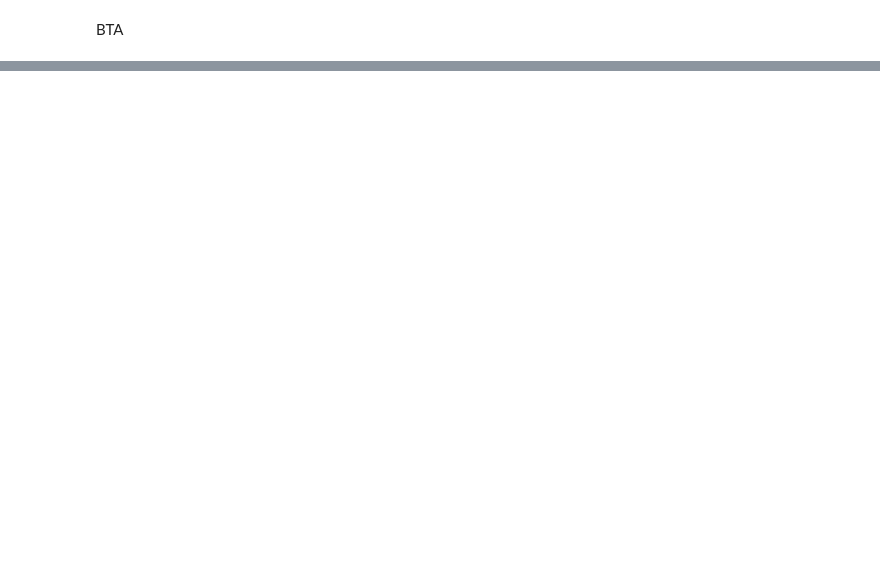
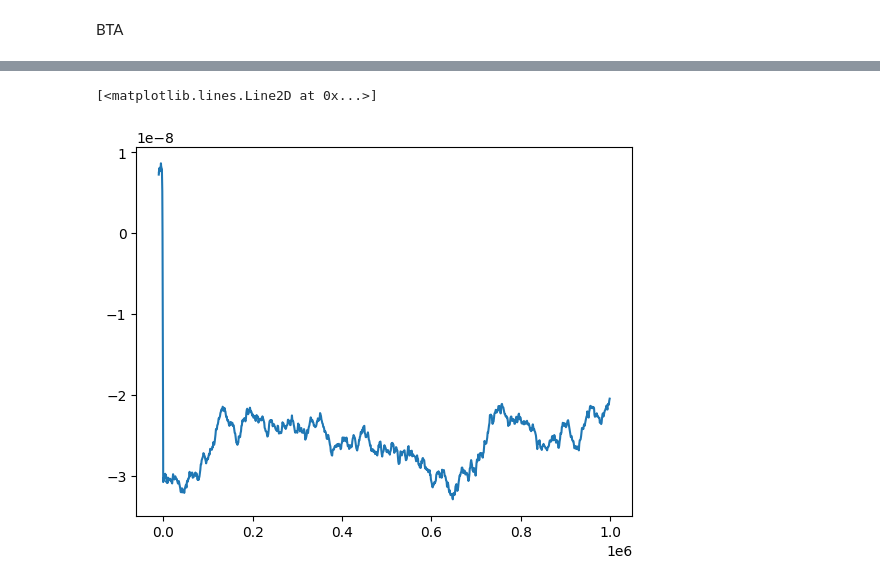
Before and after one commit to victorsnchz/FX_PNLs, a Jupyter notebook: assignment.ipynb, the cells around one changed output, grey strips where cells are left out. Saved outputs shown, nothing was run; the diff lists cells and outputs as text; code cells hidden in the pictures; blank space fills up the shorter version.

```diff
--- a/assignment.ipynb
+++ b/assignment.ipynb
@@ -66,0 +138,4 @@ for asset, df in trades.items():
+# %%
+with open('data/horizon_ticks', 'r') as f:
+    ticks_str = f.read()
+    ticks = ast.literal_eval(ticks_str)
@@ -67,2 +210,7 @@ for asset, df in trades.items():
 # %% [markdown]
 BTA
+# %%
+asset = 'BTA'
+df = trades[asset]
+
+hourly_plot(df, '2023-05-02 8:00', '2023-05-02 9:00', asset)
@@ -68,0 +288,2 @@ BTA
+# %%
+synched = synch_horizons_and_market_prices(mkt_data_raw[asset], trades_data_raw[asset], ticks)
@@ -68,0 +299,2 @@ BTA
+# %%
+trades_markouts = markouts(synched)
@@ -68,0 +310,6 @@ BTA
+# %%
+df = aggregate(trades_markouts)
+plt.plot(df.margin)
+# %% [output]
+[<matplotlib.lines.Line2D at 0x...>]
+[figure, added]
```
Also changed, not shown: parts of 10 cells of this notebook.
